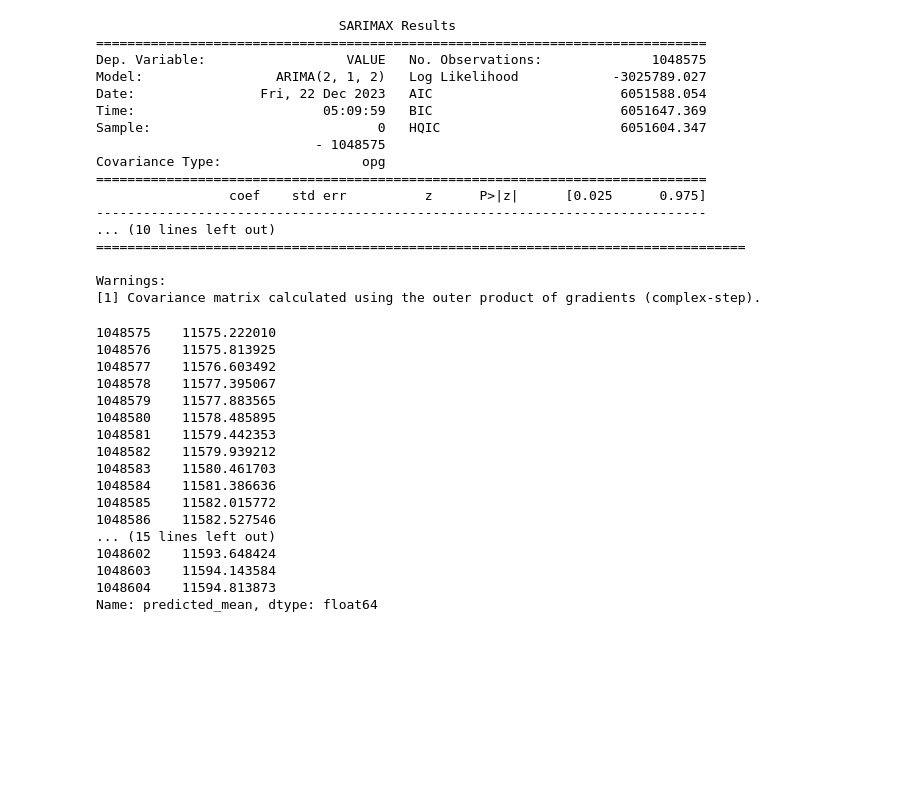
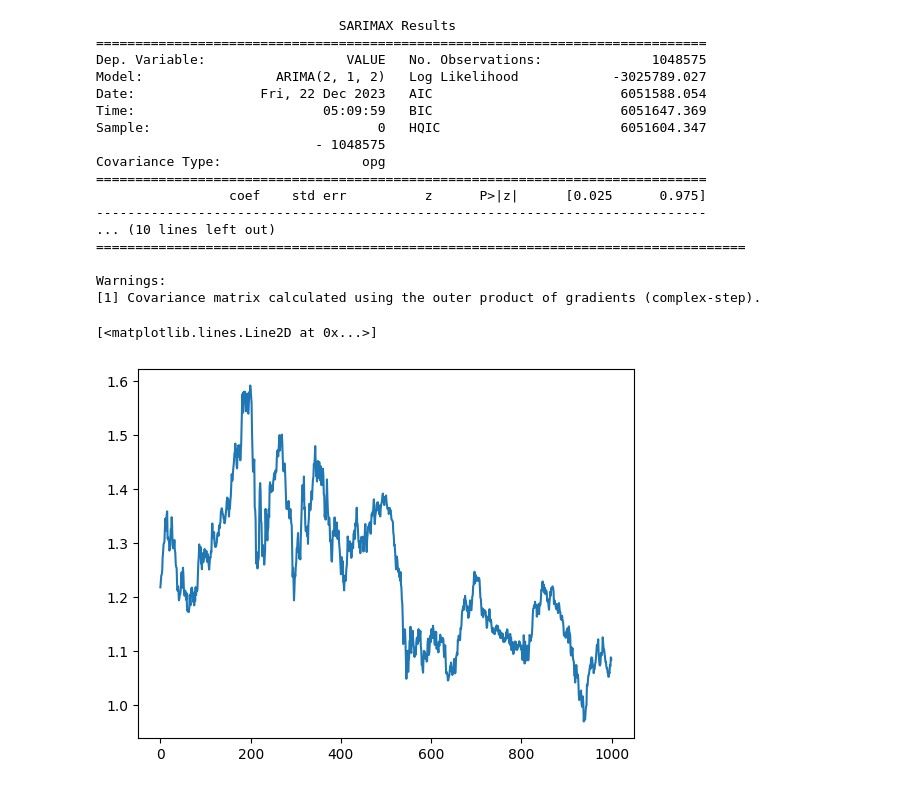
Before and after one commit to AI-General/Data_Analysis, a Jupyter notebook: research_arima.ipynb, the cells around one changed output. Saved outputs shown, nothing was run; the diff lists cells and outputs as text; code cells hidden in the pictures; blank space fills up the shorter version.

```diff
--- a/research_arima.ipynb
+++ b/research_arima.ipynb
@@ -93,23 +100,13 @@ Covariance Type:                  opg
 
 Warnings:
 [1] Covariance matrix calculated using the outer product of gradients (complex-step).
-# %%
-forecast
-# %% [output]
-1048575    11575.222010
-1048576    11575.813925
-1048577    11576.603492
-1048578    11577.395067
-1048579    11577.883565
-1048580    11578.485895
-1048581    11579.442353
-1048582    11579.939212
-1048583    11580.461703
-1048584    11581.386636
-1048585    11582.015772
-1048586    11582.527546
-... (15 lines left out)
-1048602    11593.648424
-1048603    11594.143584
-1048604    11594.813873
-Name: predicted_mean, dtype: float64
+# %%
+from src.utils import clean_list
+
+sample_df = pd.read_excel('data/EURUSD_WEEKLY.xlsx', engine='openpyxl')
+sample_value = sample_df[sample_df.columns[1]].tolist()
+clean_list(sample_value)
+plt.plot(sample_value)
+# %% [output]
+[<matplotlib.lines.Line2D at 0x...>]
+[figure, added]
```
Also changed, not shown: parts of 9 cells of this notebook, 5 other files.
